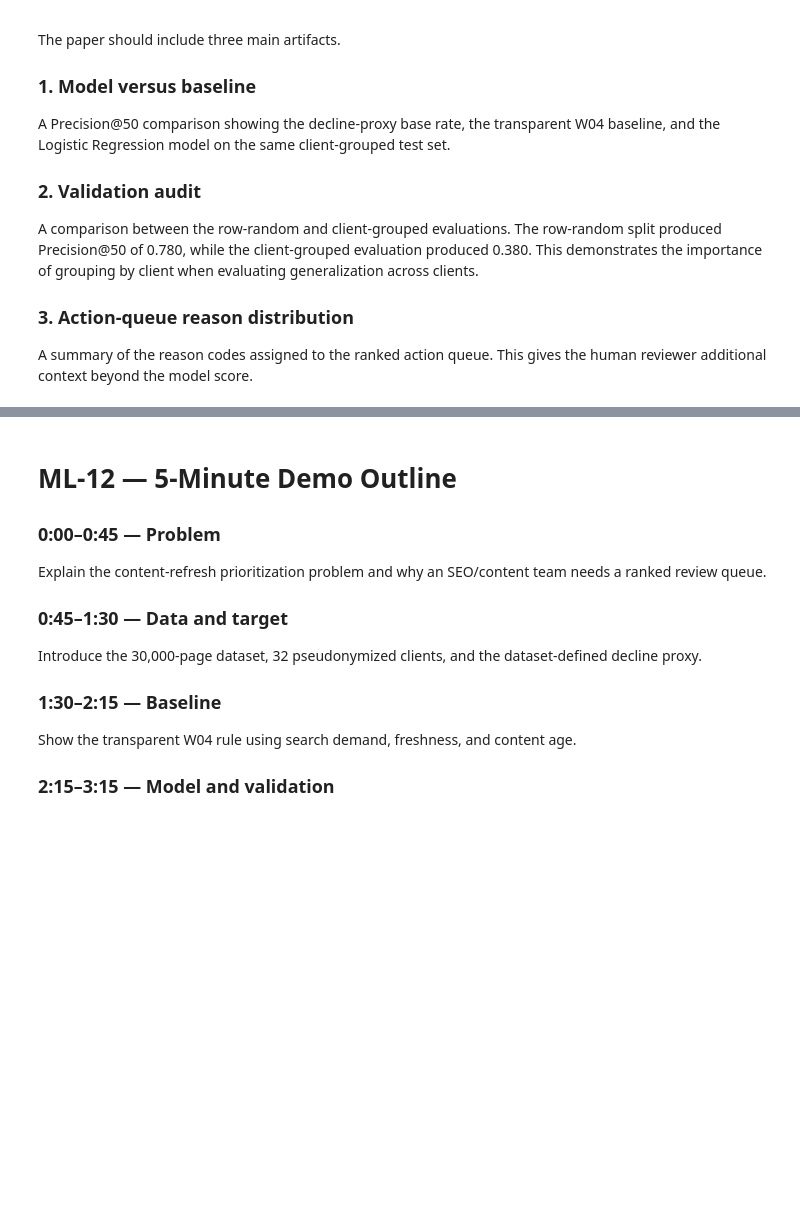
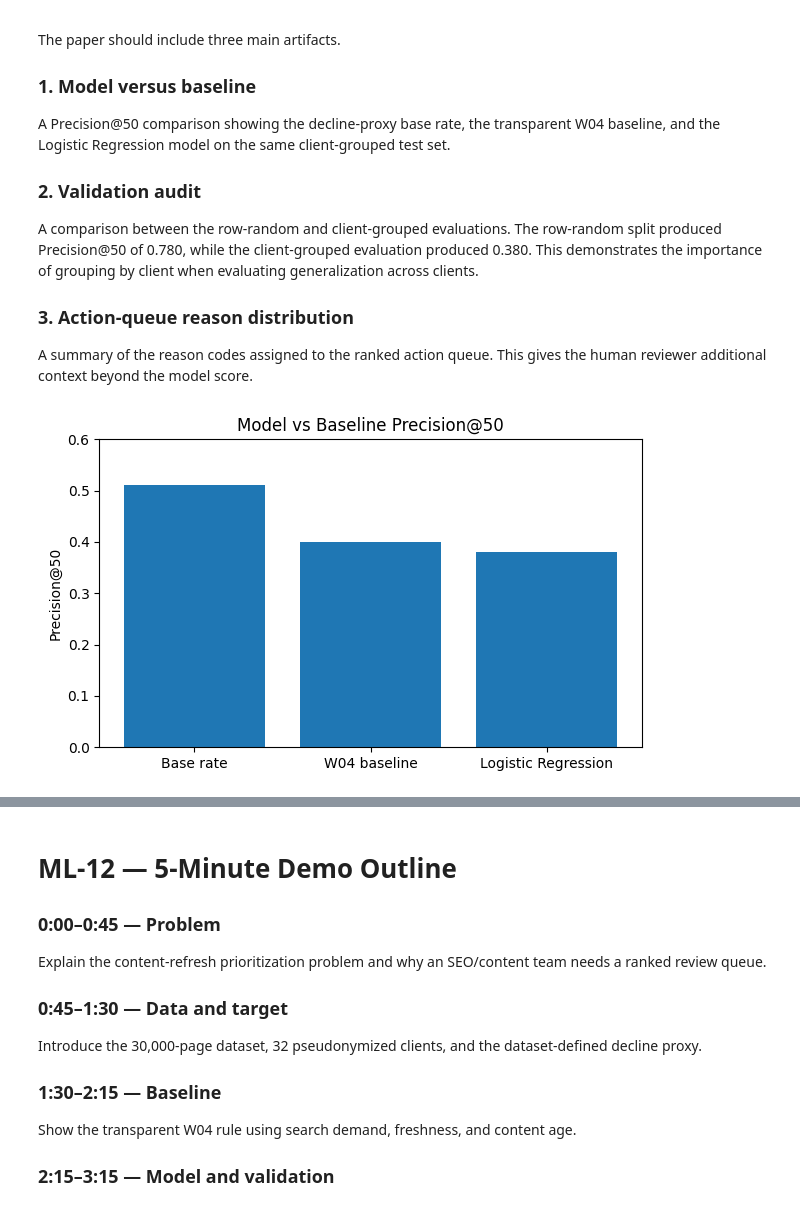
Before and after one commit to SymbolPamnani/Flyrank-ML-internship, a Jupyter notebook: work/notebooks/capstone.ipynb, the cells around one changed output, grey strips where cells are left out. Cells and saved outputs as stored; diff of their text form; code cells hidden in the pictures; blank space fills up the shorter version.

```diff
--- a/work/notebooks/capstone.ipynb
+++ b/work/notebooks/capstone.ipynb
@@ -262,3 +262,20 @@ A comparison between the row-random and client-grouped evaluations. The row-rand
 ### 3. Action-queue reason distribution
 
 A summary of the reason codes assigned to the ranked action queue. This gives the human reviewer additional context beyond the model score.
+# %%
+# Artifact 1.
+### Model vs Baseline — Precision@50
+
+import matplotlib.pyplot as plt
+
+methods = ["Base rate", "W04 baseline", "Logistic Regression"]
+scores = [0.511, 0.400, 0.380]
+
+plt.figure(figsize=(7, 4))
+plt.bar(methods, scores)
+plt.ylabel("Precision@50")
+plt.title("Model vs Baseline Precision@50")
+plt.ylim(0, 0.6)
+plt.show()
+# %% [output]
+[figure, added]
```
Also changed, not shown: parts of 2 cells of this notebook.
